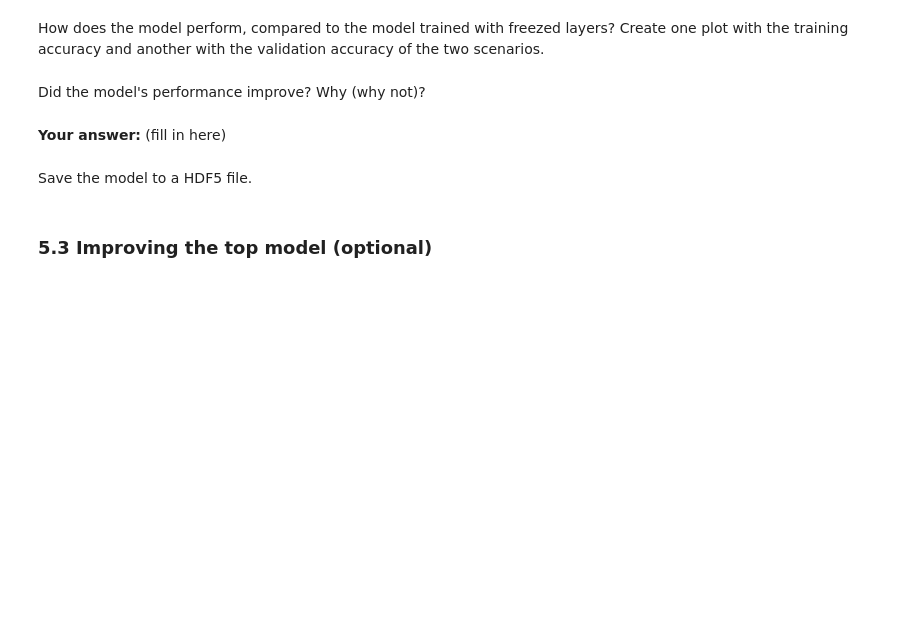
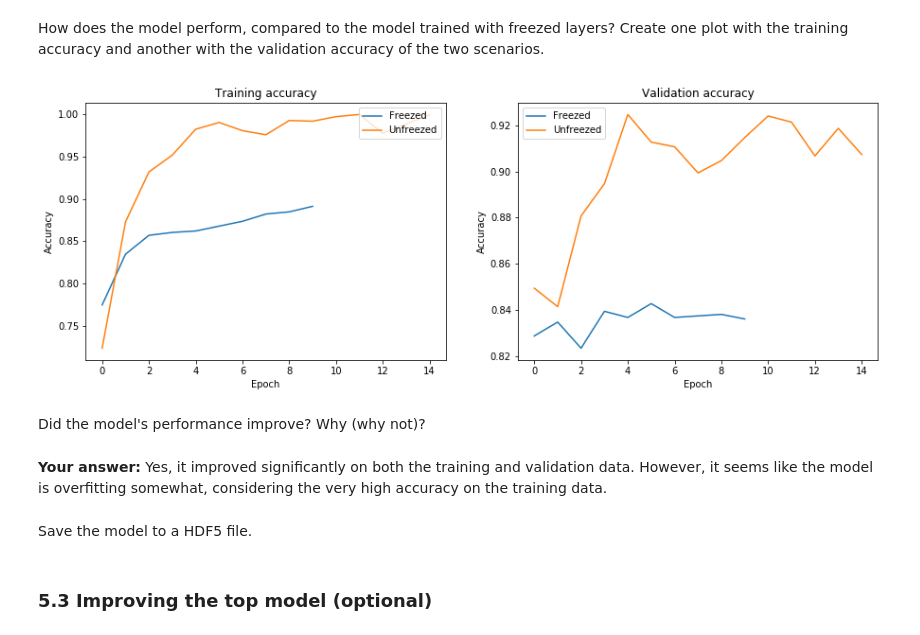
Before and after one commit to jcberntsson/ssy340-ha1, a Jupyter notebook: HA1.ipynb, the cells around one changed output. Cells and saved outputs as stored; diff of their text form; code cells hidden in the pictures; blank space fills up the shorter version.

```diff
--- a/HA1.ipynb
+++ b/HA1.ipynb
@@ -602,10 +606,8 @@ tb_callback = keras.callbacks.TensorBoard(log_dir='./Graph', histogram_freq=0, w
 
 trans_fine_hist = fine_trans_model.fit_generator(
     train_generator,
-    epochs=20,
+    epochs=15,
     validation_data=validation_generator,
-    steps_per_epoch=50,
-    validation_steps=20,
     callbacks=[tb_callback]
 )
 # %% [output]
@@ -631,30 +633,32 @@ How does the model perform, compared to the model trained with freezed layers? C
 # %%
 # YOUR CODE HERE
 
 # Train accuracy
 plt.figure(figsize=(15,5))
 plt.subplot(121)
-plt.plot(third_hist.history['acc'])
 plt.plot(trans_hist.history['acc'])
+plt.plot(trans_fine_hist.history['acc'])
 plt.title('Training accuracy')
-plt.ylabel('accuracy')
-plt.xlabel('epoch')
-plt.legend(['Best', 'Transfer'], loc='upper right')
+plt.ylabel('Accuracy')
+plt.xlabel('Epoch')
+plt.legend(['Freezed', 'Unfreezed'], loc='upper right')
 
 # Val accuracy
 plt.subplot(122)
-plt.plot(third_hist.history['val_acc'])
 plt.plot(trans_hist.history['val_acc'])
+plt.plot(trans_fine_hist.history['val_acc'])
 plt.title('Validation accuracy')
-plt.ylabel('accuracy')
-plt.xlabel('epoch')
-plt.legend(['Best', 'Transfer'], loc='upper left')
+plt.ylabel('Accuracy')
+plt.xlabel('Epoch')
+plt.legend(['Freezed', 'Unfreezed'], loc='upper left')
 
 plt.show()
+# %% [output]
+[figure, added]
 # %% [markdown]
 Did the model's performance improve? Why (why not)?
-# %% [markdown]
-**Your answer:** (fill in here)
+# %% [markdown]
+**Your answer:** Yes, it improved significantly on both the training and validation data. However, it seems like the model is overfitting somewhat, considering the very high accuracy on the training data.
 # %% [markdown]
 Save the model to a HDF5 file.
 # %%
```
Also changed, not shown: parts of 6 cells of this notebook, 2 other files.
